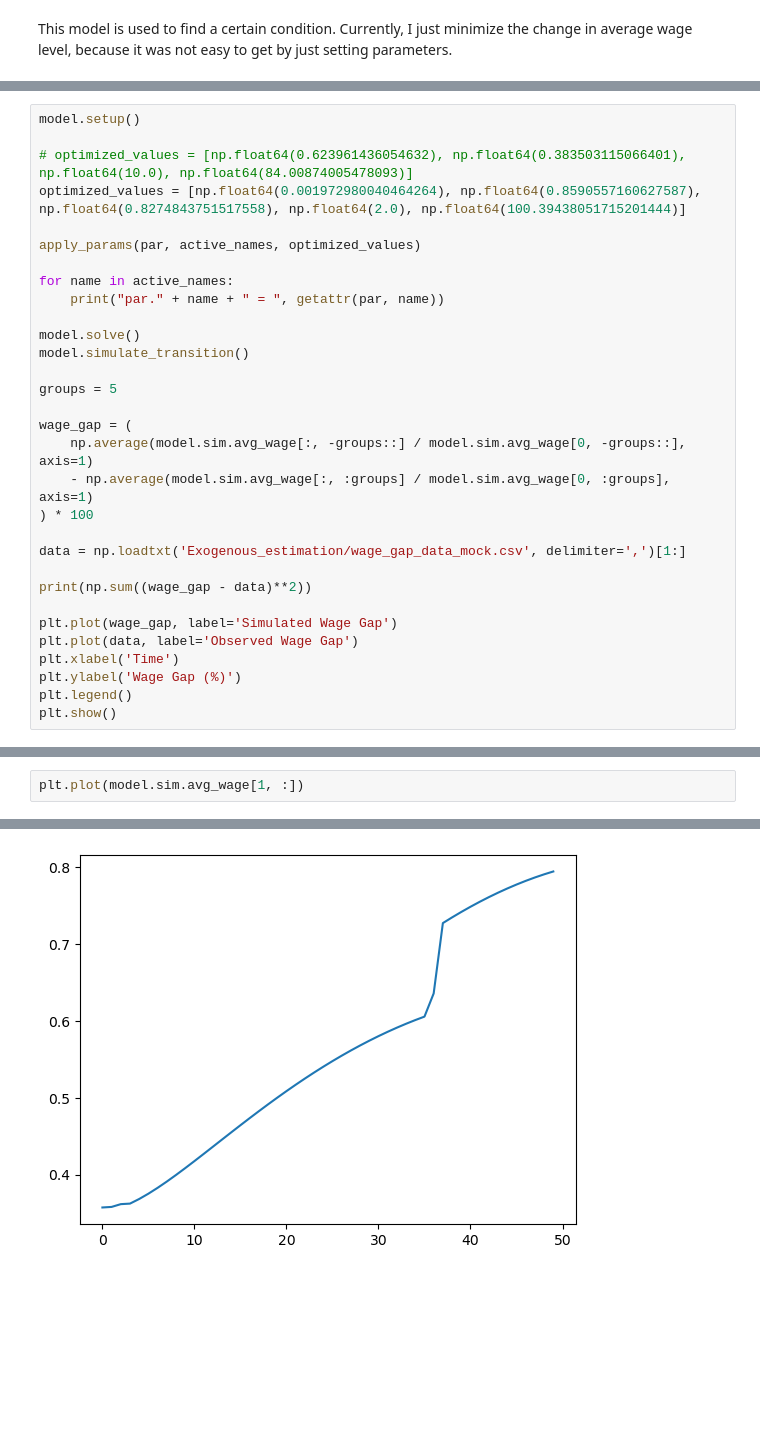
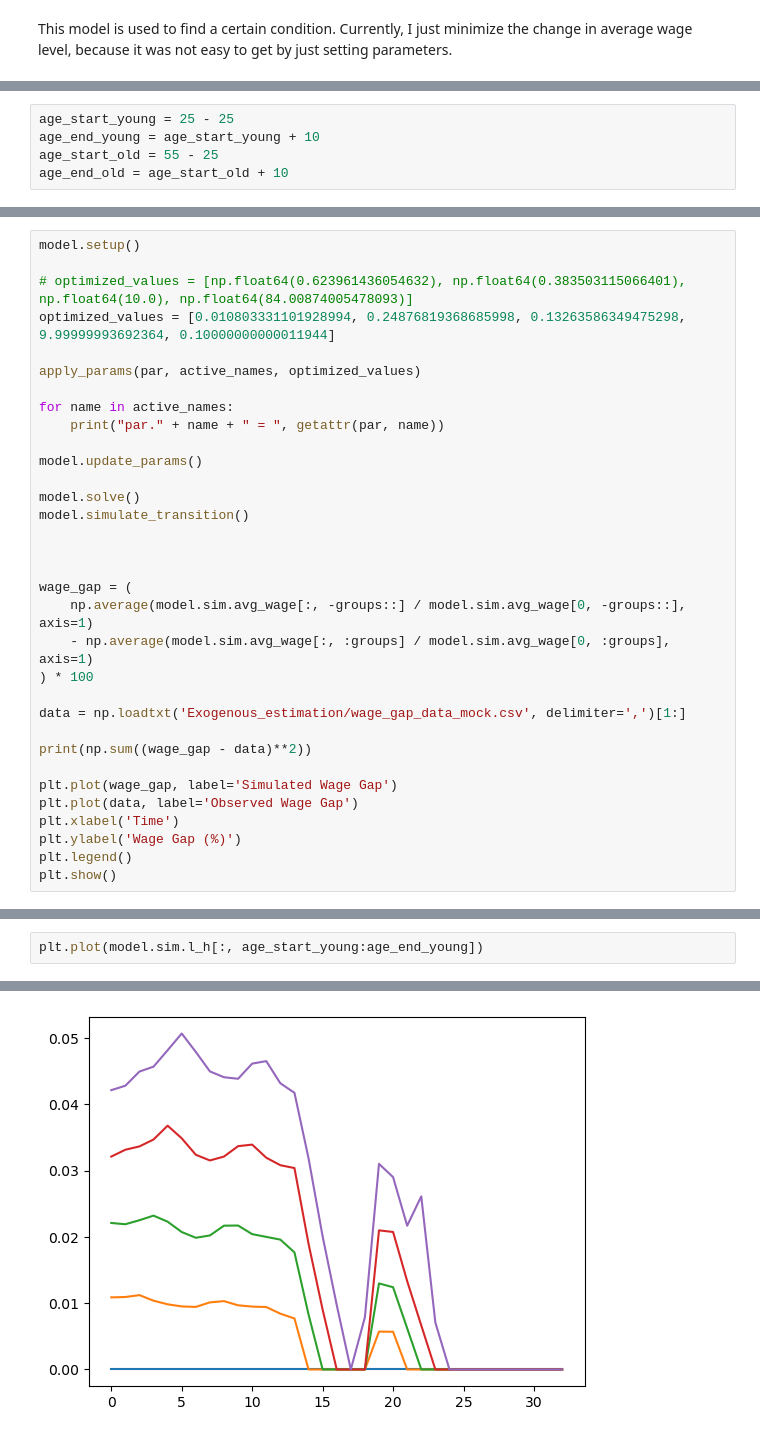
Before and after one commit to peter-l-ravn/Danish-Wage-Gap-Model, a Jupyter notebook: estimation.ipynb, the cells around one changed output, grey strips where cells are left out. Saved outputs shown, nothing was run; the diff lists cells and outputs as text; blank space fills up the shorter version.

```diff
--- a/estimation.ipynb
+++ b/estimation.ipynb
@@ -27 +47,6 @@ This model is used to find a certain condition. Currently, I just minimize the c
+# %%
+age_start_young = 25 - 25
+age_end_young = age_start_young + 10
+age_start_old = 55 - 25
+age_end_old = age_start_old + 10
 # %%
@@ -144,17 +139,19 @@ par.phi
 model.setup()
 
 # optimized_values = [np.float64(0.623961436054632), np.float64(0.383503115066401), np.float64(10.0), np.float64(84.00874005478093)]
-optimized_values = [np.float64(0.001972980040464264), np.float64(0.8590557160627587), np.float64(0.8274843751517558), np.float64(2.0), np.float64(100.39438051715201444)]
+optimized_values = [0.010803331101928994, 0.24876819368685998, 0.13263586349475298, 9.99999993692364, 0.10000000000011944]
 
 apply_params(par, active_names, optimized_values)
 
 for name in active_names:
     print("par." + name + " = ", getattr(par, name))
 
+model.update_params()
+
 model.solve()
 model.simulate_transition()
 
-groups = 5
+
 
 wage_gap = (
     np.average(model.sim.avg_wage[:, -groups::] / model.sim.avg_wage[0, -groups::], axis=1)
@@ -182,3 +195,3 @@ par.c =  100.39438051715202
 # %%
-plt.plot(model.sim.avg_wage[1, :])
+plt.plot(model.sim.l_h[:, age_start_young:age_end_young])
 # %% [output]
@@ -186 +203 @@ plt.plot(model.sim.avg_wage[1, :])
-[figure, old version]
+[figure, new version]
```
Also changed, not shown: parts of 16 cells of this notebook, 10 other files.
